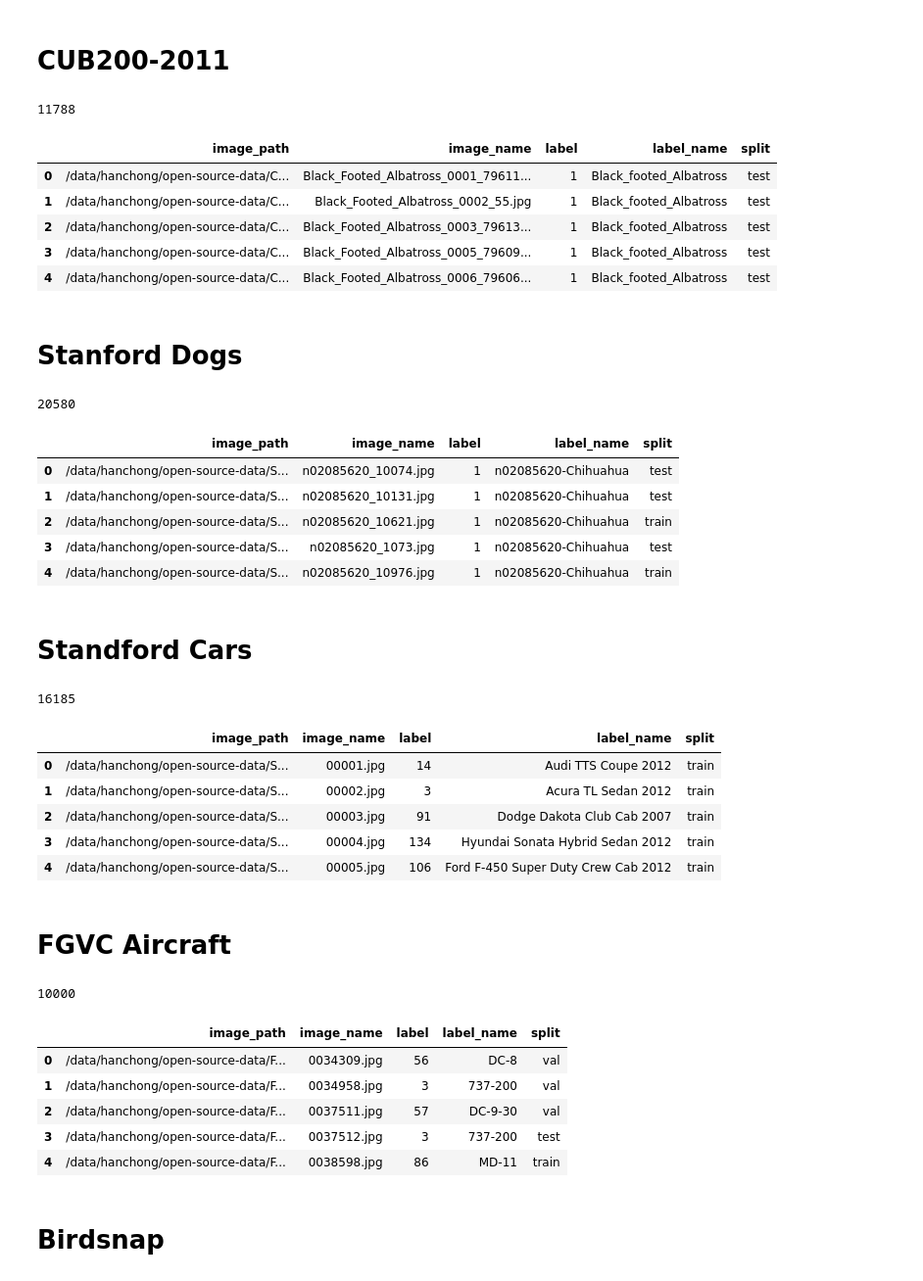
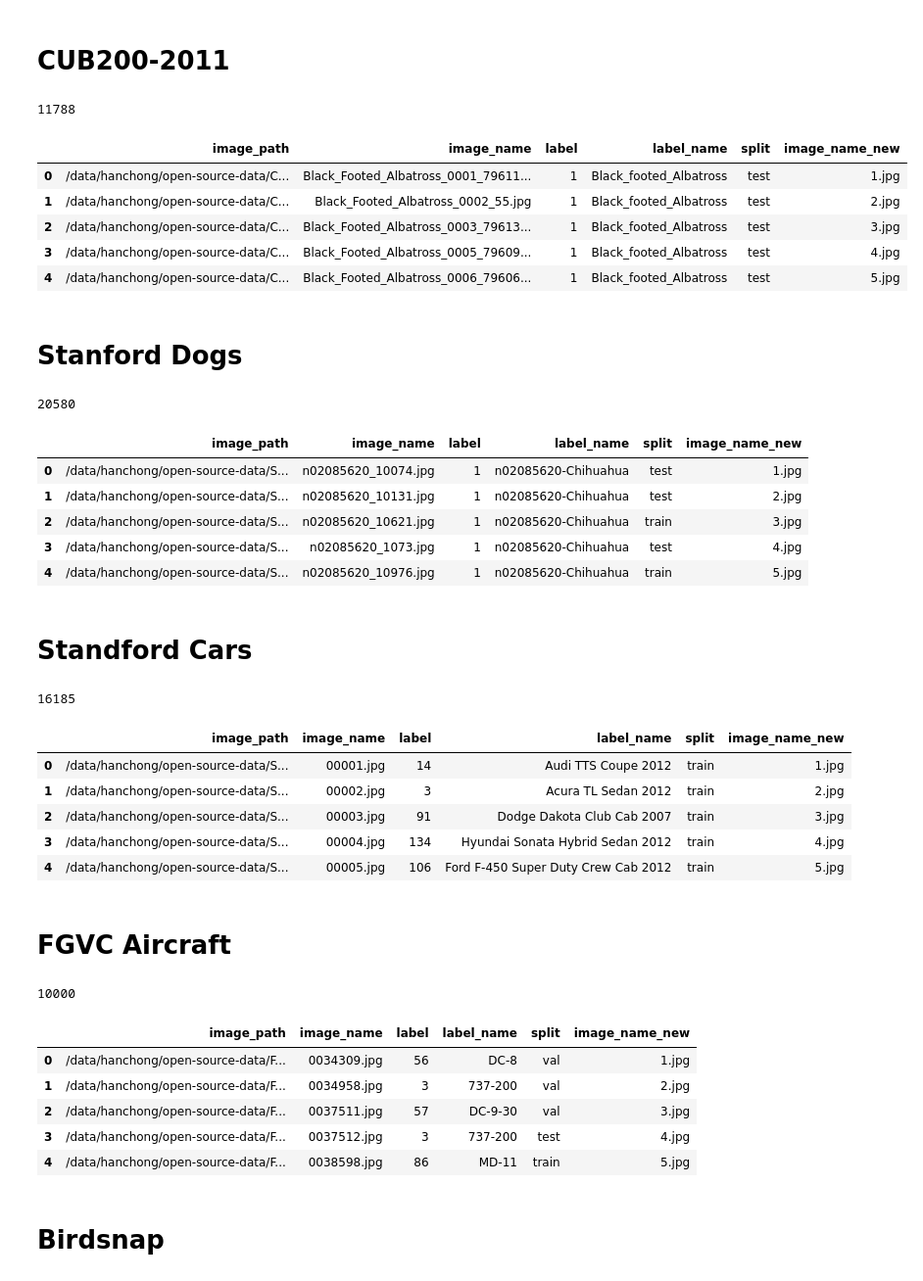
Before and after one commit to ChuaHanChong/Fine-Grained-Recognition-Using-Pretrained-Self-Supervised-Models, a Jupyter notebook: data-preparation-1.ipynb, the cells around one changed output. Shown at 98% size. Saved outputs shown, nothing was run; the diff lists cells and outputs as text; code cells hidden in the pictures.

```diff
--- a/data-preparation-1.ipynb
+++ b/data-preparation-1.ipynb
@@ -34,6 +34,8 @@ df["label"] = imagelabels["labels"].flatten()
 df["label_name"] = df["label"].apply(lambda x: label_name_mapping[x])
 df["split"] = df["image_name"].apply(lambda x: split_mapping[int(x.split("_")[-1].split(".")[0])])
 
+df["image_name_new"] = (df.index + 1).astype(str) + ".jpg"
+
 print(len(df))
 df.head()
 # %% [output]
@@ -48,66 +50,68 @@ df.head()
 output_folder = Path("/data/hanchong/open-source-data/Oxford_Flowers/processed-data")
 output_folder.mkdir(parents=True, exist_ok=True)
 
-df[['label', 'label_name']].drop_duplicates().sort_values(by='label').to_csv(output_folder / "labels.txt", index=False, header=False)
-df['split'].value_counts().rename('count').reset_index().to_csv(output_folder / "split-counts.csv", index=False)
+df[["label", "label_name"]].drop_duplicates().sort_values(by="label").to_csv(output_folder / "labels.txt", index=False, header=False)
+df["split"].value_counts().rename("count").reset_index().to_csv(output_folder / "split-counts.csv", index=False)
 
-for split in ['train', 'val', 'test']:
-    _df = df[df['split'] == split]
+for split in ["train", "val", "test"]:
+    _df = df[df["split"] == split]
     _df.to_csv(output_folder / f"df_{split}.csv", index=False)
-    _df.groupby(['label', 'label_name']).size().rename('count').reset_index().sort_values(by='label').to_csv(output_folder / f"category-counts_{split}.csv", index=False)
+    _df.groupby(["label", "label_name"]).size().rename("count").reset_index().sort_values(by="label").to_csv(output_folder / f"category-counts_{split}.csv", index=False)
 
     split_output_folder = output_folder / split
     split_output_folder.mkdir(parents=True, exist_ok=True)
 
     for _, row in tqdm(_df.iterrows(), total=len(_df)):
-        if split == 'test':
-            output_path = split_output_folder / row['image_name']
+        if split == "test":
+            output_path = split_output_folder / row["image_name_new"]
         else:
-            output_path = split_output_folder / str(row['label']) / row['image_name']
+            output_path = split_output_folder / str(row["label"]) / row["image_name_new"]
             output_path.parent.mkdir(parents=True, exist_ok=True)
 
         if output_path.exists():
             continue
 
-        output_path.symlink_to(row['image_path'])
+        output_path.symlink_to(row["image_path"])
 # %% [markdown]
 # CUB200-2011
 # %%
 paths = Path("/data/hanchong/open-source-data/CUB200-2011/raw-data/images").rglob("*.jpg")
 paths = sorted(paths)
 
 index_split_df = pd.read_csv("/data/hanchong/open-source-data/CUB200-2011/raw-data/train_test_split.txt", sep=" ", header=None)
 index_split_df.columns = ["Index", "Split"]
 
 index_image_df = pd.read_csv("/data/hanchong/open-source-data/CUB200-2011/raw-data/images.txt", sep=" ", header=None)
 index_image_df.columns = ["Index", "Image"]
 
 split_df = pd.merge(index_split_df, index_image_df, on="Index")
 split_mapping = {row["Image"].split("/")[-1]: {0: "test", 1: "train"}[row["Split"]] for _, row in split_df.iterrows()}
 
 df = pd.DataFrame(
     {
         "image_path": paths,
         "image_name": [path.name for path in paths],
         "label": [int(path.parent.name.split(".")[0]) for path in paths],
         "label_name": [path.parent.name.split(".")[-1] for path in paths],
     }
 )
 df["split"] = df["image_name"].apply(lambda x: split_mapping[x])
 
 val_df = df[df["split"] == "train"].groupby("label").sample(n=5, random_state=42)
 df.loc[val_df.index, "split"] = "val"
 
+df["image_name_new"] = (df.index + 1).astype(str) + ".jpg"
+
 print(len(df))
 df.head()
 # %% [output]
 11788
-|  | image_path | image_name | label | label_name | split |
-| 0 | /data/hanchong/open-source-data/C... | Black_Footed_Albatross_0001_79611... | 1 | Black_footed_Albatross | test |
-| 1 | /data/hanchong/open-source-data/C... | Black_Footed_Albatross_0002_55.jpg | 1 | Black_footed_Albatross | test |
-| 2 | /data/hanchong/open-source-data/C... | Black_Footed_Albatross_0003_79613... | 1 | Black_footed_Albatross | test |
-| 3 | /data/hanchong/open-source-data/C... | Black_Footed_Albatross_0005_79609... | 1 | Black_footed_Albatross | test |
-| 4 | /data/hanchong/open-source-data/C... | Black_Footed_Albatross_0006_79606... | 1 | Black_footed_Albatross | test |
+|  | image_path | image_name | label | label_name | split | image_name_new |
+| 0 | /data/hanchong/open-source-data/C... | Black_Footed_Albatross_0001_79611... | 1 | Black_footed_Albatross | test | 1.jpg |
+| 1 | /data/hanchong/open-source-data/C... | Black_Footed_Albatross_0002_55.jpg | 1 | Black_footed_Albatross | test | 2.jpg |
+| 2 | /data/hanchong/open-source-data/C... | Black_Footed_Albatross_0003_79613... | 1 | Black_footed_Albatross | test | 3.jpg |
+| 3 | /data/hanchong/open-source-data/C... | Black_Footed_Albatross_0005_79609... | 1 | Black_footed_Albatross | test | 4.jpg |
+| 4 | /data/hanchong/open-source-data/C... | Black_Footed_Albatross_0006_79606... | 1 | Black_footed_Albatross | test | 5.jpg |
 # %%
 output_folder = Path("/data/hanchong/open-source-data/CUB200-2011/processed-data")
 output_folder.mkdir(parents=True, exist_ok=True)
@@ -178,16 +182,18 @@ df = pd.merge(df, split_df, on="image_path")
 val_df = df[df["split"] == "train"].groupby("label").sample(n=5, random_state=42)
 df.loc[val_df.index, "split"] = "val"
 
+df["image_name_new"] = (df.index + 1).astype(str) + ".jpg"
+
 print(len(df))
 df.head()
 # %% [output]
 20580
-|  | image_path | image_name | label | label_name | split |
-| 0 | /data/hanchong/open-source-data/S... | n02085620_10074.jpg | 1 | n02085620-Chihuahua | test |
-| 1 | /data/hanchong/open-source-data/S... | n02085620_10131.jpg | 1 | n02085620-Chihuahua | test |
-| 2 | /data/hanchong/open-source-data/S... | n02085620_10621.jpg | 1 | n02085620-Chihuahua | train |
-| 3 | /data/hanchong/open-source-data/S... | n02085620_1073.jpg | 1 | n02085620-Chihuahua | test |
-| 4 | /data/hanchong/open-source-data/S... | n02085620_10976.jpg | 1 | n02085620-Chihuahua | train |
+|  | image_path | image_name | label | label_name | split | image_name_new |
+| 0 | /data/hanchong/open-source-data/S... | n02085620_10074.jpg | 1 | n02085620-Chihuahua | test | 1.jpg |
+| 1 | /data/hanchong/open-source-data/S... | n02085620_10131.jpg | 1 | n02085620-Chihuahua | test | 2.jpg |
+| 2 | /data/hanchong/open-source-data/S... | n02085620_10621.jpg | 1 | n02085620-Chihuahua | train | 3.jpg |
+| 3 | /data/hanchong/open-source-data/S... | n02085620_1073.jpg | 1 | n02085620-Chihuahua | test | 4.jpg |
+| 4 | /data/hanchong/open-source-data/S... | n02085620_10976.jpg | 1 | n02085620-Chihuahua | train | 5.jpg |
 # %%
 output_folder = Path("/data/hanchong/open-source-data/Stanford_Dogs/processed-data")
 output_folder.mkdir(parents=True, exist_ok=True)
@@ -251,7 +257,6 @@ test_df = pd.DataFrame(
 test_df["label_name"] = test_df["label"].apply(lambda x: class_names[x - 1])
 test_df["split"] = "test"
 
-
 train_df = pd.DataFrame(
     {
         "image_path": train_paths,
@@ -271,16 +276,18 @@ df = pd.concat([train_df, test_df], ignore_index=True)
 val_df = df[df["split"] == "train"].groupby("label").sample(n=5, random_state=42)
 df.loc[val_df.index, "split"] = "val"
 
+df["image_name_new"] = (df.index + 1).astype(str) + ".jpg"
+
 print(len(df))
 df.head()
 # %% [output]
 16185
-|  | image_path | image_name | label | label_name | split |
-| 0 | /data/hanchong/open-source-data/S... | 00001.jpg | 14 | Audi TTS Coupe 2012 | train |
-| 1 | /data/hanchong/open-source-data/S... | 00002.jpg | 3 | Acura TL Sedan 2012 | train |
-| 2 | /data/hanchong/open-source-data/S... | 00003.jpg | 91 | Dodge Dakota Club Cab 2007 | train |
-| 3 | /data/hanchong/open-source-data/S... | 00004.jpg | 134 | Hyundai Sonata Hybrid Sedan 2012 | train |
-| 4 | /data/hanchong/open-source-data/S... | 00005.jpg | 106 | Ford F-450 Super Duty Crew Cab 2012 | train |
+|  | image_path | image_name | label | label_name | split | image_name_new |
+| 0 | /data/hanchong/open-source-data/S... | 00001.jpg | 14 | Audi TTS Coupe 2012 | train | 1.jpg |
+| 1 | /data/hanchong/open-source-data/S... | 00002.jpg | 3 | Acura TL Sedan 2012 | train | 2.jpg |
+| 2 | /data/hanchong/open-source-data/S... | 00003.jpg | 91 | Dodge Dakota Club Cab 2007 | train | 3.jpg |
+| 3 | /data/hanchong/open-source-data/S... | 00004.jpg | 134 | Hyundai Sonata Hybrid Sedan 2012 | train | 4.jpg |
+| 4 | /data/hanchong/open-source-data/S... | 00005.jpg | 106 | Ford F-450 Super Duty Crew Cab 2012 | train | 5.jpg |
 # %%
 output_folder = Path("/data/hanchong/open-source-data/Stanford_Cars/processed-data")
 output_folder.mkdir(parents=True, exist_ok=True)
@@ -310,7 +317,7 @@ for split in ['train', 'val', 'test']:
 # %% [markdown]
 # FGVC Aircraft
 # %%
-paths = Path("/data/hanchong/open-source-data/FGCV_Aircraft/raw-data/data/images").rglob("*.jpg")
+paths = Path("/data/hanchong/open-source-data/FGVC_Aircraft/raw-data/data/images").rglob("*.jpg")
 paths = sorted(paths)
 
 df = pd.DataFrame(
@@ -346,16 +353,18 @@ for path, split in [
 
 df = pd.merge(df, pd.DataFrame(data_list), on="image_name")
 
+df["image_name_new"] = (df.index + 1).astype(str) + ".jpg"
+
 print(len(df))
 df.head()
 # %% [output]
 10000
-|  | image_path | image_name | label | label_name | split |
-| 0 | /data/hanchong/open-source-data/F... | 0034309.jpg | 56 | DC-8 | val |
-| 1 | /data/hanchong/open-source-data/F... | 0034958.jpg | 3 | 737-200 | val |
-| 2 | /data/hanchong/open-source-data/F... | 0037511.jpg | 57 | DC-9-30 | val |
-| 3 | /data/hanchong/open-source-data/F... | 0037512.jpg | 3 | 737-200 | test |
-| 4 | /data/hanchong/open-source-data/F... | 0038598.jpg | 86 | MD-11 | train |
+|  | image_path | image_name | label | label_name | split | image_name_new |
+| 0 | /data/hanchong/open-source-data/F... | 0034309.jpg | 56 | DC-8 | val | 1.jpg |
+| 1 | /data/hanchong/open-source-data/F... | 0034958.jpg | 3 | 737-200 | val | 2.jpg |
+| 2 | /data/hanchong/open-source-data/F... | 0037511.jpg | 57 | DC-9-30 | val | 3.jpg |
+| 3 | /data/hanchong/open-source-data/F... | 0037512.jpg | 3 | 737-200 | test | 4.jpg |
+| 4 | /data/hanchong/open-source-data/F... | 0038598.jpg | 86 | MD-11 | train | 5.jpg |
 # %%
 output_folder = Path("/data/hanchong/open-source-data/FGVC_Aircraft/processed-data")
 output_folder.mkdir(parents=True, exist_ok=True)
```
Also changed, not shown: parts of 13 cells of this notebook, 8 other files.
